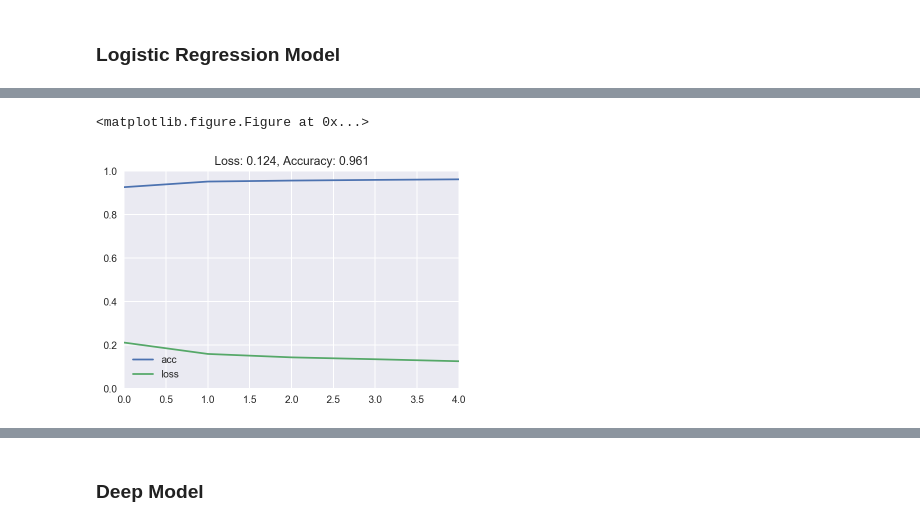
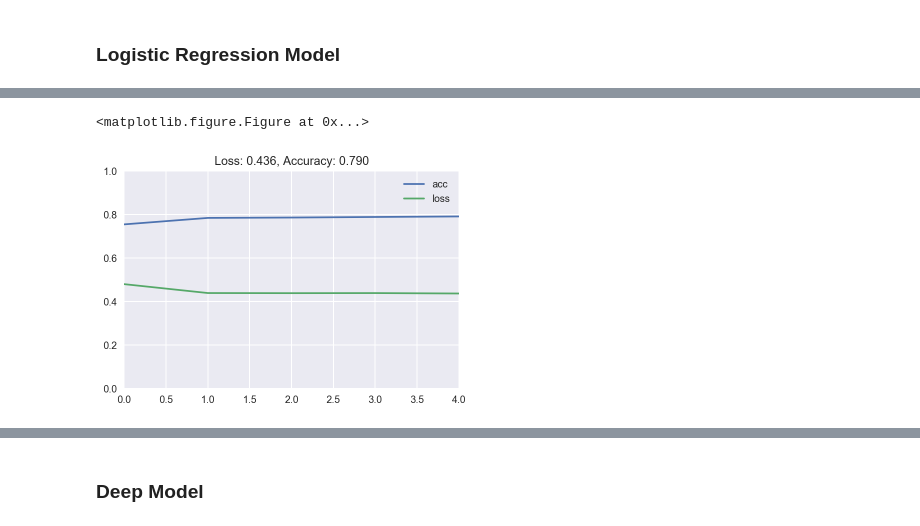
Before and after one commit to ardendertat/Applied-Deep-Learning-with-Keras, a Jupyter notebook: notebooks/Artificial Neural Networks.ipynb, the cells around one changed output, grey strips where cells are left out. Saved outputs shown, nothing was run; the diff lists cells and outputs as text; code cells hidden in the pictures.

```diff
--- a/notebooks/Artificial Neural Networks.ipynb
+++ b/notebooks/Artificial Neural Networks.ipynb
@@ -60,7 +61,7 @@ def plot_data(X, y):
 def plot_loss_accuracy(history):
     historydf = pd.DataFrame(history.history, index=history.epoch)
     plt.figure(figsize=(8, 6))
-    historydf.plot(ylim=(0, 1))
+    historydf.plot(ylim=(0, max(1, historydf.values.max())))
     loss = history.history['loss'][-1]
     acc = history.history['acc'][-1]
     plt.title('Loss: %.3f, Accuracy: %.3f' % (loss, acc))
@@ -391,6 +458,6 @@ lr_model.add(Dense(1, input_shape=(X_train.shape[1],), activation='sigmoid'))
 lr_model.compile(Adam(lr=0.03), 'binary_crossentropy', metrics=['accuracy'])
 
 lr_history = lr_model.fit(X_train, y_train, verbose=1, epochs=5)
-plot_loss_accuracy(history)
+plot_loss_accuracy(lr_history)
 # %% [output]
 Epoch 1/5
@@ -406,5 +473,5 @@ Epoch 5/5
 <matplotlib.figure.Figure at 0x...>
-[figure, old version]
+[figure, new version]
 # %%
 y_pred = lr_model.predict_classes(X_test, verbose=0)
 print(classification_report(y_test, y_pred))
```
Also changed, not shown: parts of 31 cells of this notebook, 1 other file.
